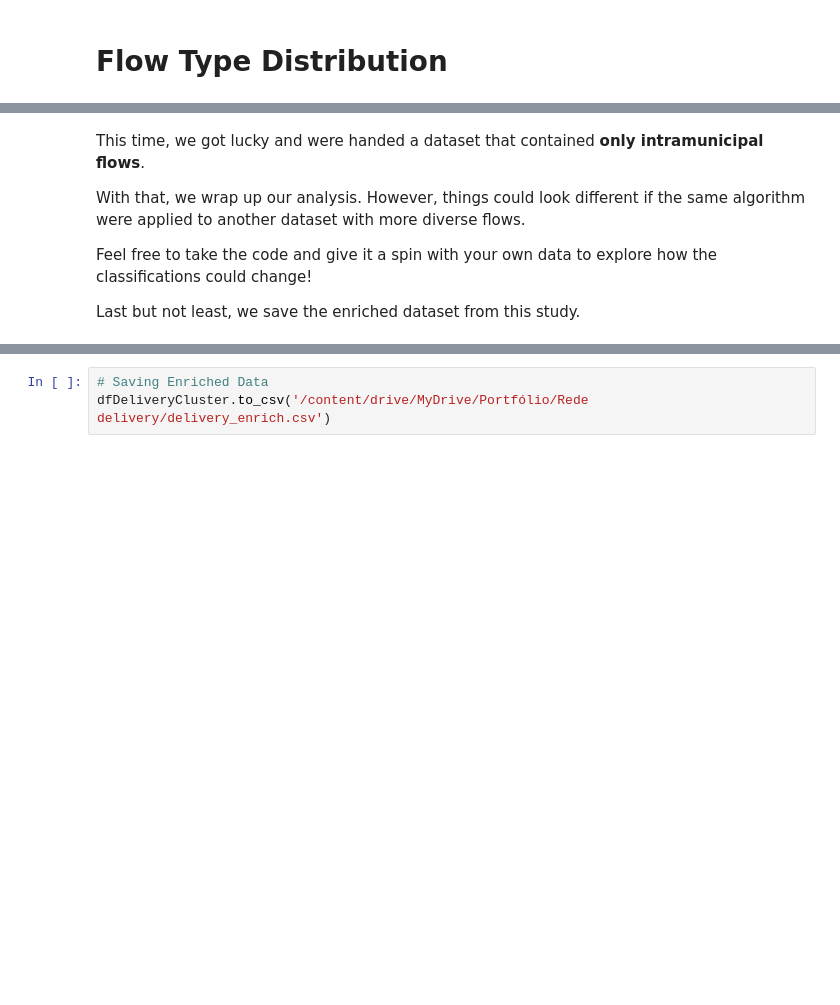
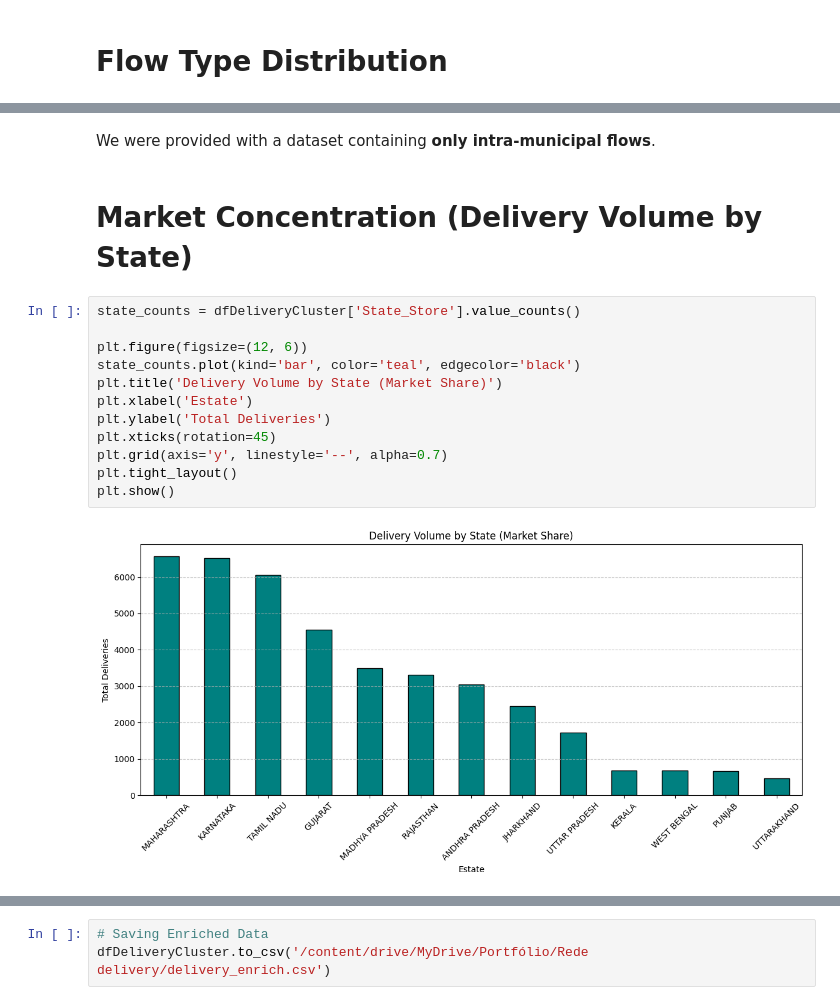
Before and after one commit to macedoestevaof/clustering_geodata, a Jupyter notebook: DBSCAN_Clustering_on_Geographic_Data.ipynb, the cells around one changed output, grey strips where cells are left out. Drawn from its saved outputs; the diff is of its cells as text; blank space fills up the shorter version.

```diff
--- a/DBSCAN_Clustering_on_Geographic_Data.ipynb
+++ b/DBSCAN_Clustering_on_Geographic_Data.ipynb
@@ -467,8 +616,18 @@ dtype: int64
-# %% [markdown]
-This time, we got lucky and were handed a dataset that contained **only intramunicipal flows**.
-
-With that, we wrap up our analysis. However, things could look different if the same algorithm were applied to another dataset with more diverse flows.
-
-Feel free to take the code and give it a spin with your own data to explore how the classifications could change!
-
-Last but not least, we save the enriched dataset from this study.
+# %% [markdown]
+We were provided with a dataset containing **only intra-municipal flows**.
+# %% [markdown]
+# Market Concentration (Delivery Volume by State)
+# %%
+state_counts = dfDeliveryCluster['State_Store'].value_counts()
+
+plt.figure(figsize=(12, 6))
+state_counts.plot(kind='bar', color='teal', edgecolor='black')
+plt.title('Delivery Volume by State (Market Share)')
+plt.xlabel('Estate')
+plt.ylabel('Total Deliveries')
+plt.xticks(rotation=45)
+plt.grid(axis='y', linestyle='--', alpha=0.7)
+plt.tight_layout()
+plt.show()
+# %% [output]
+[figure, added]
```
Also changed, not shown: parts of 21 cells of this notebook.
